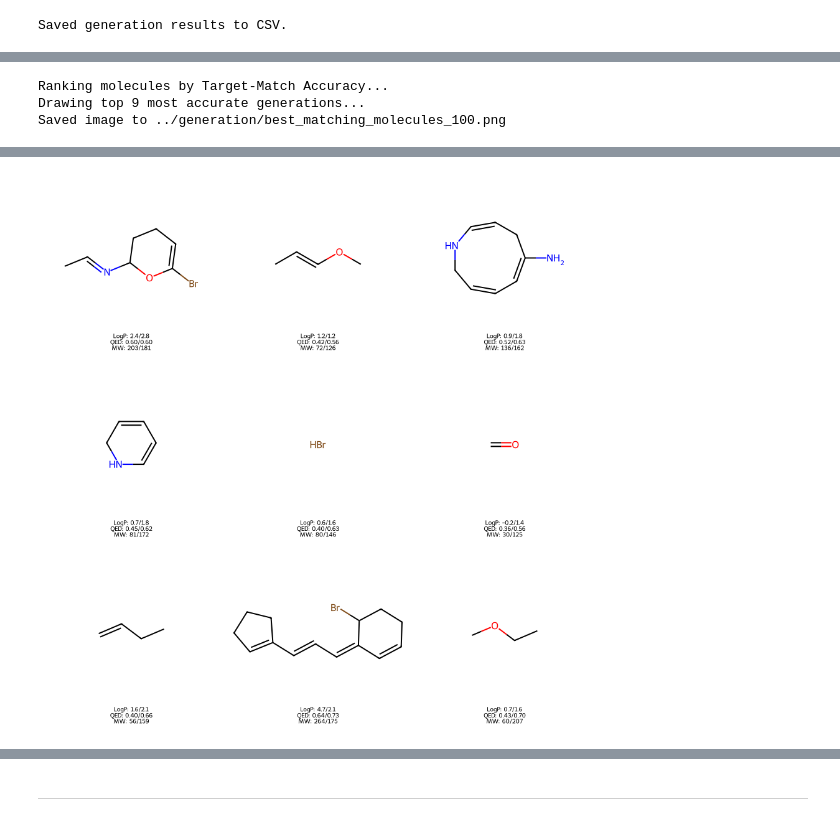
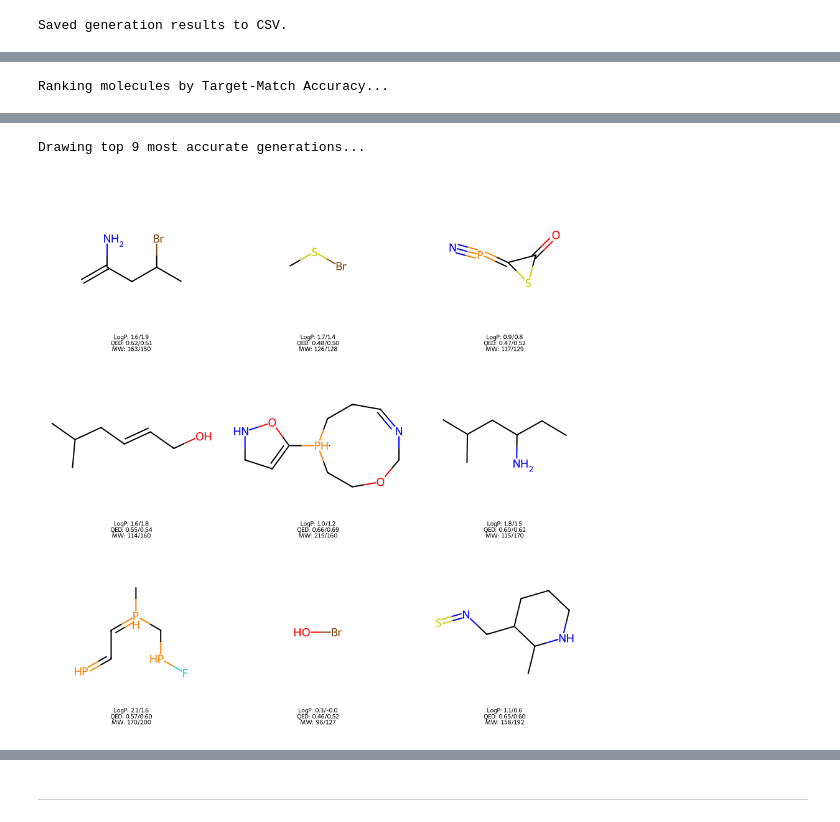
Before and after one commit to ter04/QGen-Mol, a Jupyter notebook: code/attention_batches.ipynb, the cells around one changed output, grey strips where cells are left out. Drawn from its saved outputs; the diff is of its cells as text; code cells hidden in the pictures.

```diff
--- a/code/attention_batches.ipynb
+++ b/code/attention_batches.ipynb
@@ -939,6 +857,6 @@ This section performs the final evaluation of the optimized model on the **Test
 # %%
 # Load best model parameters
 ckpt_dir = '../data/params/'
-with open(os.path.join(ckpt_dir, f"selfies_params_{N_MOLECS}_BEST.pkl"), "rb") as f:
+with open(os.path.join(ckpt_dir, f"attention_params_{N_MOLECS}_{TIMESTAMP}_BEST.pkl"), "rb") as f:
     combined_params = pickle.load(f)
 # %%
@@ -1046,8 +964,8 @@ def molecule_stochastic_generation(key, props, combined_params, temperature=0.7)
     W_Q = combined_params['W_Q']
     W_K = combined_params['W_K']
     W_V = combined_params['W_V']
-    theta_params = combined_params['theta']
-    theta_prop = combined_params['theta_prop']
+    theta = combined_params['theta']
+    gamma = combined_params['gamma']
     sigma_params = combined_params['sigma']
 
     generated_bits = []
@@ -1083,7 +1001,7 @@ def molecule_stochastic_generation(key, props, combined_params, temperature=0.7)
         K_i = x_i_pos @ W_K
         V_i = x_i_pos @ W_V
 
-        # 3. Update History
+        # 3. Uptime History
         # Add current K_i and V_i to history BEFORE computing attention
         past_Ks.append(K_i)
         past_Vs.append(V_i)
@@ -1105,7 +1023,7 @@ def molecule_stochastic_generation(key, props, combined_params, temperature=0.7)
         output_i = jnp.dot(weights, V_mat)
 
         # 5. Prediction (Quantum Model)
-        pred_probs, _ = autoregressive_model(x_token, props, theta_params, theta_prop, sigma_params, output_i, combined_params['prop_scaling'])
+        pred_probs, _ = autoregressive_model(x_token, props, theta, gamma, sigma_params, output_i)
 
         # 6. Tempering & Sampling
         logits = jnp.log(pred_probs[:VOCABULARY_SIZE] + 1e-10)
@@ -1129,7 +1047,7 @@ def molecule_stochastic_generation(key, props, combined_params, temperature=0.7)
 
         generated_bits.append(next_bits)
 
-        # Update for next iteration
+        # Uptime for next iteration
         current_token_bits = next_bits
 
     return generated_bits
@@ -1294,7 +1212,7 @@ for i, row in test_df.iterrows():
         subkey,
         props,
         combined_params,
-        temperature=0.7)
+        temperature=0.9)
 
     # 4. Decode to SMILES
     _, gen_smi = bits_to_selfies_smiles(gen_bits)
@@ -1444,6 +1362,9 @@ def plot_property_distributions(combined_df, save_path=None):
     plt.show()
 # %%
 # Get Target Properties and DE-NORMALIZE them
+RESULTS_PATH = f"../generation/final_results_{N_MOLECS}_{TIMESTAMP}.csv"
+results_df = pd.read_csv(RESULTS_PATH)
+
 gen_props_df, valid_indices = calculate_generated_properties(results_df)
 test_props_df = results_df.loc[valid_indices, ['Target_LogP', 'Target_QED', 'Target_MW']].copy()
 
@@ -1458,8 +1379,7 @@ test_props_df['Source'] = 'Test Set (Ground Truth)'
 
 combined_df = pd.concat([test_props_df, gen_props_df], axis=0)
 
-# Plot and Save
-save_plot_path = f"../generation/property_distribution_{N_MOLECS}_{fecha}.png"
-plot_property_distributions(combined_df, save_path=save_plot_path)
+# Plot
+plot_property_distributions(combined_df)
 # %% [output]
 Calculating properties for generated molecules...
@@ -1468,7 +1391,4 @@ Plot saved to ../generation/property_distribution_100_01122025.png
 # %%
-RESULTS_PATH = f"../generation/final_results_{N_MOLECS}_{fecha}.csv"
-results_df = pd.read_csv(RESULTS_PATH)
-
 print("Ranking molecules by Target-Match Accuracy...")
 
 molecules_to_draw = []
@@ -1526,15 +1446,7 @@ img = Draw.MolsToGridImage(
     legends=[x['legend'] for x in best_molecules], # Shows Actual / Target
     returnPNG=False
 )
-
-# Save
-img_path = f"../generation/best_matching_molecules_{N_MOLECS}.png"
-img.save(img_path)
-print(f"Saved image to {img_path}")
-
 # Display (if in notebook)
 display(img)
 # %% [output]
 Ranking molecules by Target-Match Accuracy...
-Drawing top 9 most accurate generations...
-Saved image to ../generation/best_matching_molecules_100.png
@@ -1541 +1455,2 @@ Saved image to ../generation/best_matching_molecules_100.png
+Drawing top 9 most accurate generations...
-[figure, old version]
+[figure, new version]
```
Also changed, not shown: parts of 26 cells of this notebook, 23 other files.
